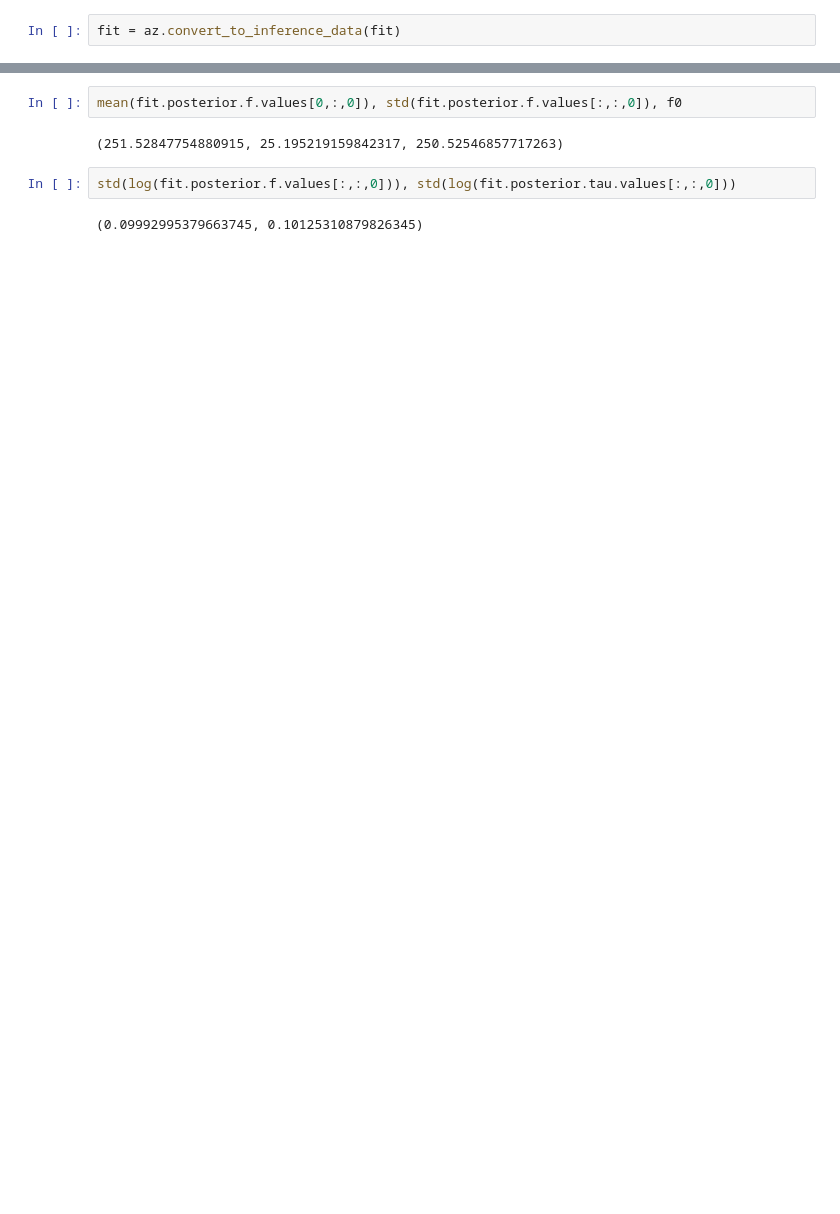
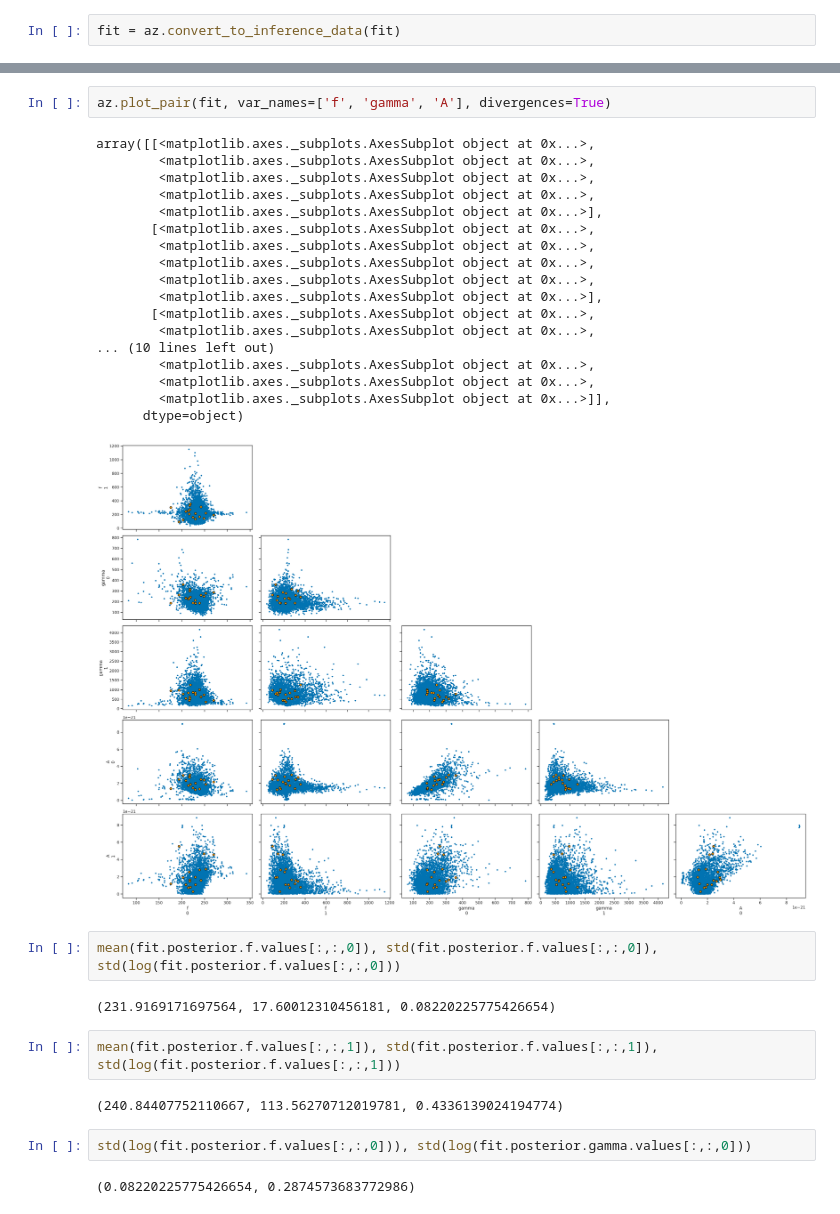
Before and after one commit to farr/ringdown, a Jupyter notebook: GW150914.ipynb, the cells around one changed output, grey strips where cells are left out. Drawn from its saved outputs; the diff is of its cells as text; blank space fills up the shorter version.

```diff
--- a/GW150914.ipynb
+++ b/GW150914.ipynb
@@ -171,8 +177,33 @@ fit.posterior.f.values.shape
+# %%
+az.plot_pair(fit, var_names=['f', 'gamma', 'A'], divergences=True)
+# %% [output]
+array([[<matplotlib.axes._subplots.AxesSubplot object at 0x...>,
+        <matplotlib.axes._subplots.AxesSubplot object at 0x...>,
+        <matplotlib.axes._subplots.AxesSubplot object at 0x...>,
+        <matplotlib.axes._subplots.AxesSubplot object at 0x...>,
+        <matplotlib.axes._subplots.AxesSubplot object at 0x...>],
+       [<matplotlib.axes._subplots.AxesSubplot object at 0x...>,
+        <matplotlib.axes._subplots.AxesSubplot object at 0x...>,
+        <matplotlib.axes._subplots.AxesSubplot object at 0x...>,
+        <matplotlib.axes._subplots.AxesSubplot object at 0x...>,
+        <matplotlib.axes._subplots.AxesSubplot object at 0x...>],
+       [<matplotlib.axes._subplots.AxesSubplot object at 0x...>,
+        <matplotlib.axes._subplots.AxesSubplot object at 0x...>,
+... (10 lines left out)
+        <matplotlib.axes._subplots.AxesSubplot object at 0x...>,
+        <matplotlib.axes._subplots.AxesSubplot object at 0x...>,
+        <matplotlib.axes._subplots.AxesSubplot object at 0x...>]],
+      dtype=object)
+[figure, added]
 # %%
-mean(fit.posterior.f.values[0,:,0]), std(fit.posterior.f.values[:,:,0]), f0
+mean(fit.posterior.f.values[:,:,0]), std(fit.posterior.f.values[:,:,0]), std(log(fit.posterior.f.values[:,:,0]))
 # %% [output]
-(251.52847754880915, 25.195219159842317, 250.52546857717263)
+(231.9169171697564, 17.60012310456181, 0.08220225775426654)
+# %%
+mean(fit.posterior.f.values[:,:,1]), std(fit.posterior.f.values[:,:,1]), std(log(fit.posterior.f.values[:,:,1]))
+# %% [output]
+(240.84407752110667, 113.56270712019781, 0.4336139024194774)
 # %%
-std(log(fit.posterior.f.values[:,:,0])), std(log(fit.posterior.tau.values[:,:,0]))
+std(log(fit.posterior.f.values[:,:,0])), std(log(fit.posterior.gamma.values[:,:,0]))
 # %% [output]
-(0.09992995379663745, 0.10125310879826345)
+(0.08220225775426654, 0.2874573683772986)
```
Also changed, not shown: parts of 16 cells of this notebook.
